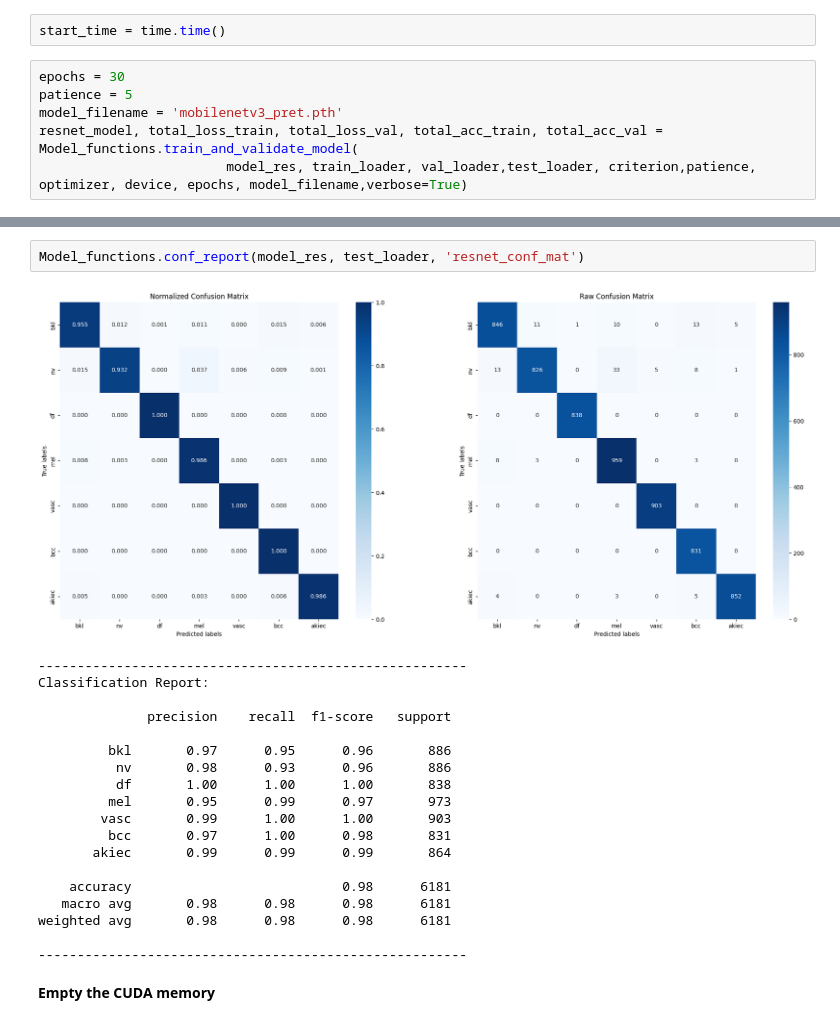
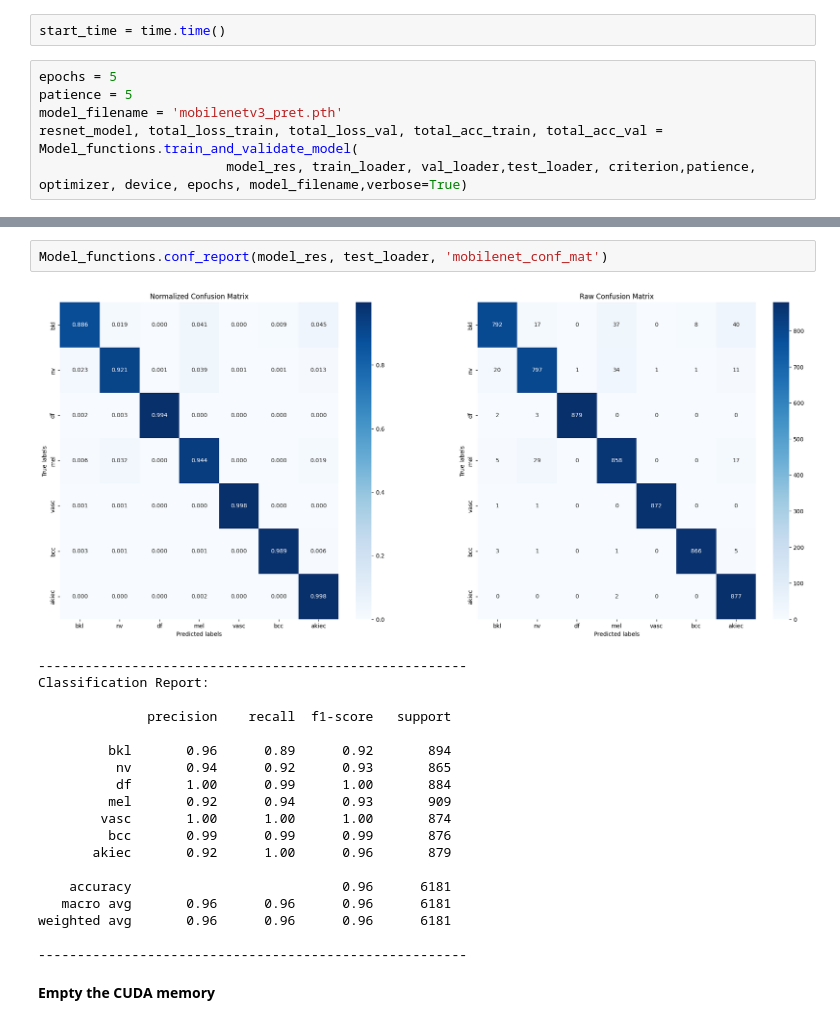
Before and after one commit to NeikuiColacat/skin-cancer-image-classification-, a Jupyter notebook: Pretrained_MAE.ipynb, the cells around one changed output, grey strips where cells are left out. Cells and saved outputs as stored; diff of their text form.

```diff
--- a/Pretrained_MAE.ipynb
+++ b/Pretrained_MAE.ipynb
@@ -136,7 +136,7 @@ optimizer = torch.optim.Adam(model_res.parameters(), lr=1e-3)
 # %%
 start_time = time.time()
 # %%
-epochs = 30
+epochs = 5
 patience = 5
 model_filename = 'mobilenetv3_pret.pth'
 resnet_model, total_loss_train, total_loss_val, total_acc_train, total_acc_val = Model_functions.train_and_validate_model(
@@ -274,24 +229,24 @@ Best model's accuracy: 98.13945963436338
 -------------------------------------------------------
 # %%
-Model_functions.conf_report(model_res, test_loader, 'resnet_conf_mat')
+Model_functions.conf_report(model_res, test_loader, 'mobilenet_conf_mat')
 # %% [output]
-[figure, old version]
+[figure, new version]
 -------------------------------------------------------
 Classification Report:
 
               precision    recall  f1-score   support
 
-         bkl       0.97      0.95      0.96       886
-          nv       0.98      0.93      0.96       886
-          df       1.00      1.00      1.00       838
-         mel       0.95      0.99      0.97       973
-        vasc       0.99      1.00      1.00       903
-         bcc       0.97      1.00      0.98       831
-       akiec       0.99      0.99      0.99       864
+         bkl       0.96      0.89      0.92       894
+          nv       0.94      0.92      0.93       865
+          df       1.00      0.99      1.00       884
+         mel       0.92      0.94      0.93       909
+        vasc       1.00      1.00      1.00       874
+         bcc       0.99      0.99      0.99       876
+       akiec       0.92      1.00      0.96       879
 
-    accuracy                           0.98      6181
-   macro avg       0.98      0.98      0.98      6181
-weighted avg       0.98      0.98      0.98      6181
+    accuracy                           0.96      6181
+   macro avg       0.96      0.96      0.96      6181
+weighted avg       0.96      0.96      0.96      6181
 
 -------------------------------------------------------
 # %% [markdown]
```
Also changed, not shown: parts of 12 cells of this notebook, 6 other files.
